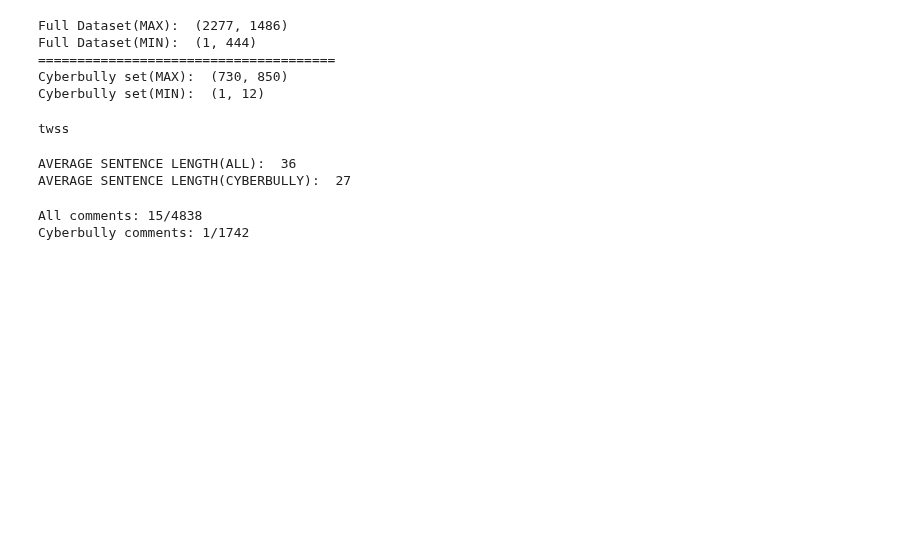
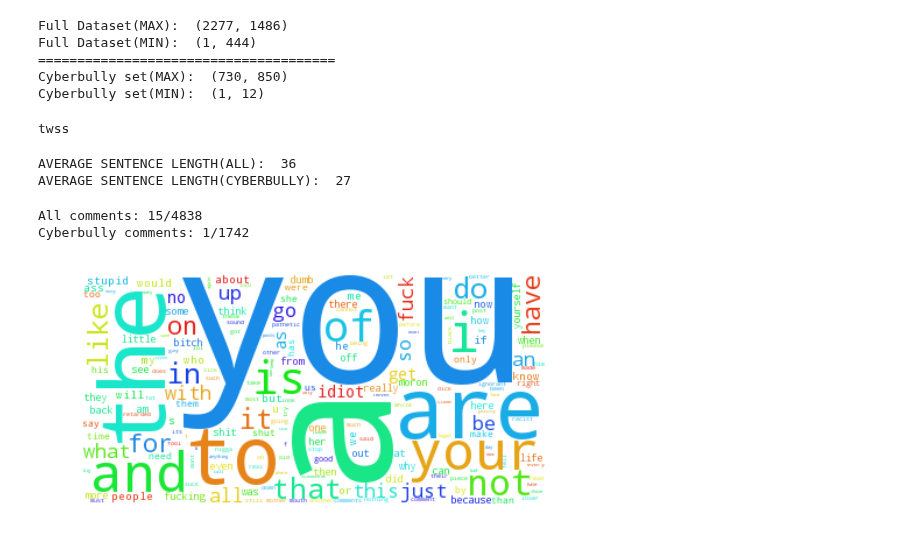
Before and after one commit to tazeek/BullyDetect, a Jupyter notebook: Analysis.ipynb, the cells around one changed output. Cells and saved outputs as stored; diff of their text form; code cells hidden in the pictures; blank space fills up the shorter version.

Commit message:
Creating word clouds

```diff
--- a/Analysis.ipynb
+++ b/Analysis.ipynb
@@ -179,3 +179,15 @@ print("Cyberbully comments: %d/%d" % (cyberbully_avg_counts, len(cyberbully_df))
 # %% [output]
 All comments: 15/4838
 Cyberbully comments: 1/1742
+# %%
+# Create word cloud for both cyberbully and non-cyberbully
+from wordcloud import WordCloud, STOPWORDS
+
+cyberbully_cloud = WordCloud(background_color="white", stopwords=STOPWORDS).generate_from_frequencies(cyberbully_list)
+cyberbully_cloud.to_file('cyberbully cloud.jpg')
+
+plt.imshow(cyberbully_cloud)
+plt.axis("off")
+plt.show()
+# %% [output]
+[figure, added]
```
